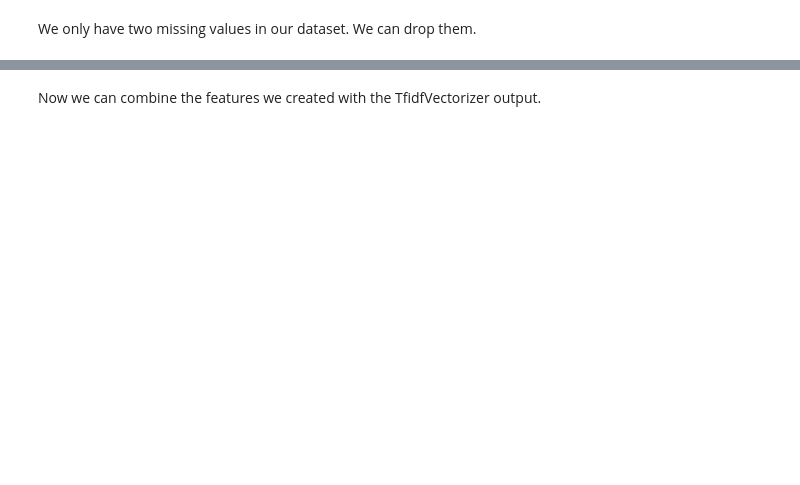
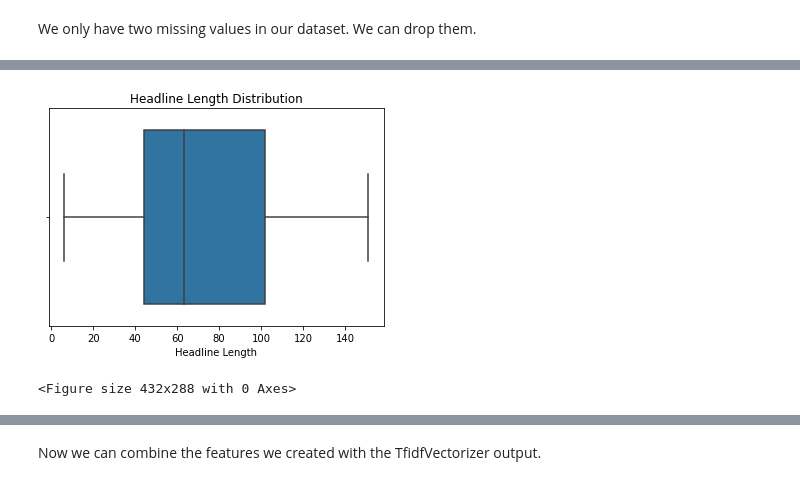
Before and after one commit to merttezcan/clickbait-detection-turkish-news, a Jupyter notebook: code/clickbait.ipynb, the cells around one changed output, grey strips where cells are left out. Drawn from its saved outputs; the diff is of its cells as text; code cells hidden in the pictures; blank space fills up the shorter version.

```diff
--- a/code/clickbait.ipynb
+++ b/code/clickbait.ipynb
@@ -293,0 +338,19 @@ X_test_ef = X_test.drop(columns='title')
+# %%
+import seaborn as sns
+
+# Extract the headline lengths
+headline_lengths = [len(text) for text in df['title']]
+
+# Create the box plot
+sns.boxplot(x=headline_lengths)
+plt.title('Headline Length Distribution')
+plt.xlabel('Headline Length')
+
+# Show the plot
+plt.show()
+
+# Save the plot
+plt.savefig('headline_length_distribution.png')
+# %% [output]
+[figure, added]
+<Figure size 432x288 with 0 Axes>
```
Also changed, not shown: parts of 87 cells of this notebook, 8 other files.
